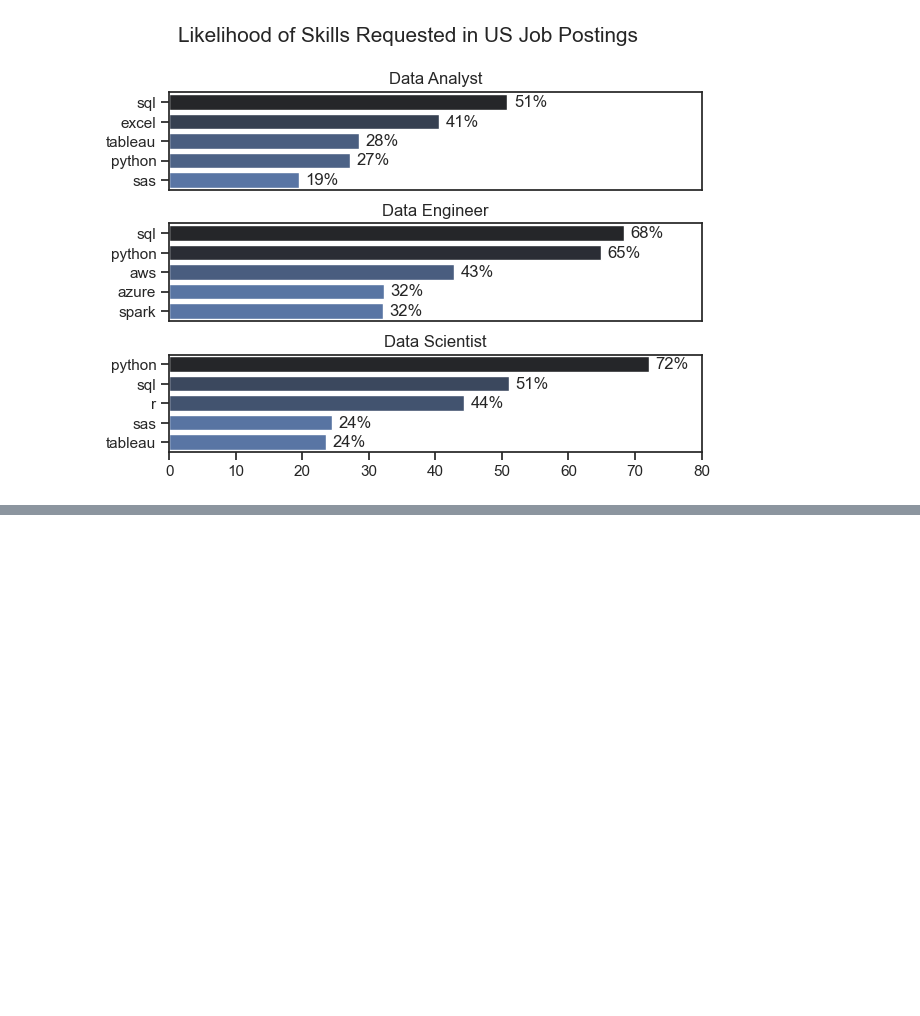
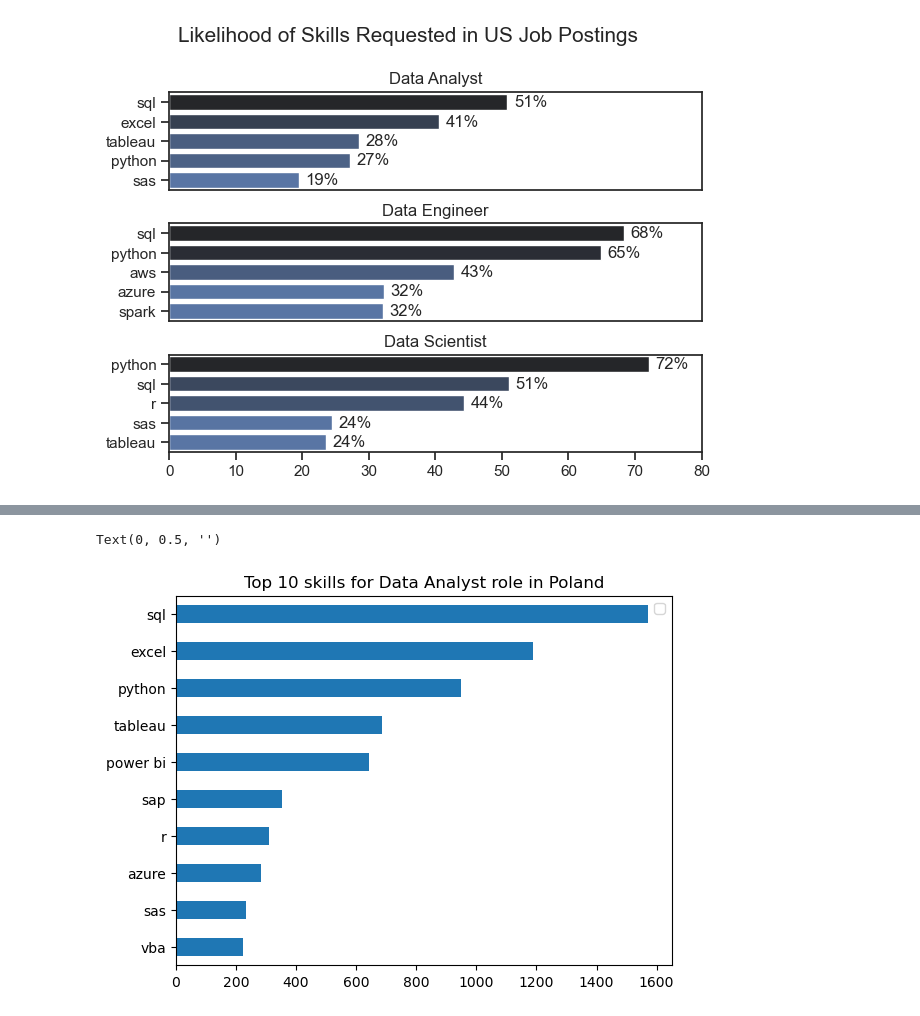
Before and after one commit to mtszczepaniak/Job_market_analysis, a Jupyter notebook: 3. Project/2_Skills_Count.ipynb, the cells around one changed output, grey strips where cells are left out. Saved outputs shown, nothing was run; the diff lists cells and outputs as text; code cells hidden in the pictures; blank space fills up the shorter version.

```diff
--- a/3. Project/2_Skills_Count.ipynb
+++ b/3. Project/2_Skills_Count.ipynb
@@ -174,3 +174,6 @@ fig.tight_layout(h_pad=.8)
 plt.show()
 # %% [output]
 [figure]
+# %%
+df_PL = df[(df['job_country'] == 'Poland')& (df['job_title_short'] == 'Data Analyst')]
+df_skills = df_PL.explode('job_skills')
@@ -176,0 +196,3 @@ plt.show()
+# %%
+df_skills_count = df_skills.groupby(['job_skills', 'job_title_short']).size().sort_values(ascending=True)
+df_skills_count
@@ -176,0 +213,2 @@ plt.show()
+# %%
+df_skills_count = df_skills_count.reset_index(name= 'skill_count')
@@ -176,0 +233,9 @@ plt.show()
+# %%
+df_skills_count.tail(10).plot(kind='barh', x='job_skills')
+
+plt.legend('')
+plt.title('Top 10 skills for Data Analyst role in Poland')
+plt.ylabel('')
+# %% [output]
+Text(0, 0.5, '')
+[figure, added]
```
Also changed, not shown: parts of 10 cells of this notebook, 2 other files.
